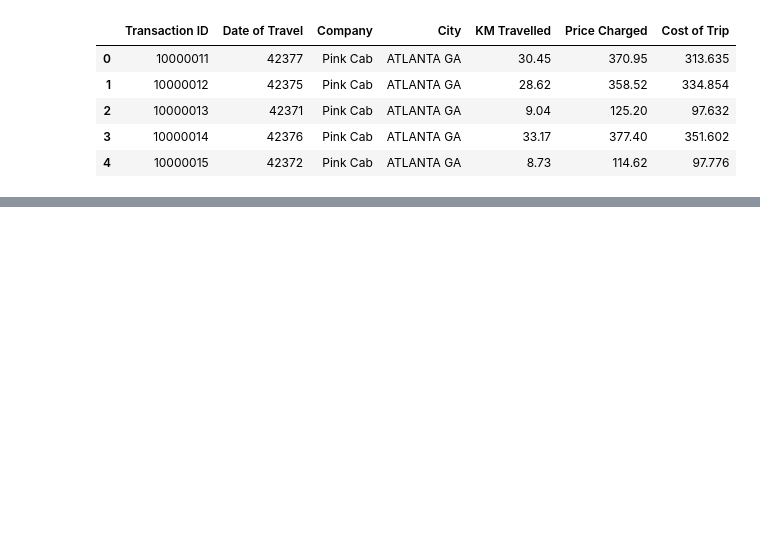
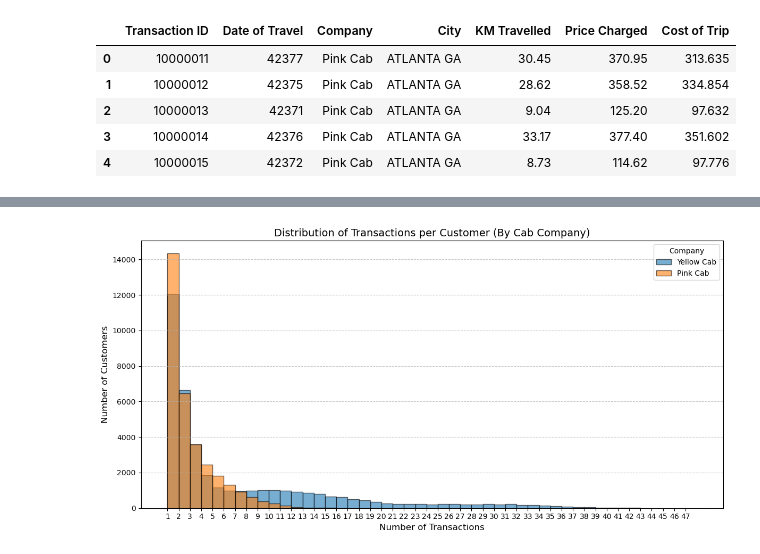
Before and after one commit to atharvabhishma/dg-project, a Jupyter notebook: EDA.ipynb, the cells around one changed output, grey strips where cells are left out. Cells and saved outputs as stored; diff of their text form; code cells hidden in the pictures; blank space fills up the shorter version.

```diff
--- a/EDA.ipynb
+++ b/EDA.ipynb
@@ -33,0 +498,30 @@ df.info
+# %%
+import matplotlib.pyplot as plt
+
+# Separate the data by company
+repeat_customers_by_company = master_data.groupby("Company")["Customer ID"].value_counts()
+
+# Prepare data for visualization
+yellow_cab_repeat = repeat_customers_by_company["Yellow Cab"]
+pink_cab_repeat = repeat_customers_by_company["Pink Cab"]
+
+# Plot the histograms for each company
+plt.figure(figsize=(12, 6))
+
+# Yellow Cab
+plt.hist(yellow_cab_repeat, bins=range(1, yellow_cab_repeat.max() + 2), alpha=0.6, edgecolor="black", label="Yellow Cab")
+
+# Pink Cab
+plt.hist(pink_cab_repeat, bins=range(1, pink_cab_repeat.max() + 2), alpha=0.6, edgecolor="black", label="Pink Cab")
+
+# Customizations
+plt.title("Distribution of Transactions per Customer (By Cab Company)", fontsize=14)
+plt.xlabel("Number of Transactions", fontsize=12)
+plt.ylabel("Number of Customers", fontsize=12)
+plt.legend(title="Company")
+plt.xticks(range(1, max(yellow_cab_repeat.max(), pink_cab_repeat.max()) + 1))
+plt.grid(axis="y", linestyle="--", alpha=0.7)
+plt.tight_layout()
+plt.show()
+# %% [output]
+[figure, added]
```
Also changed, not shown: parts of 40 cells of this notebook, 3 other files.
